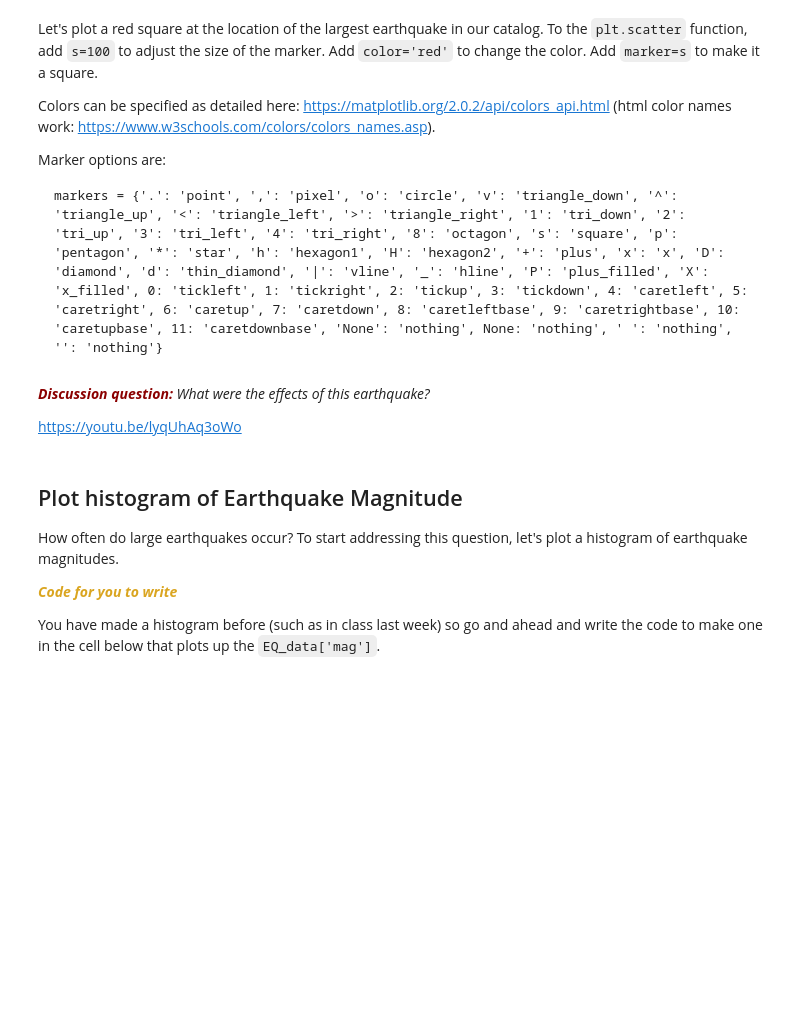
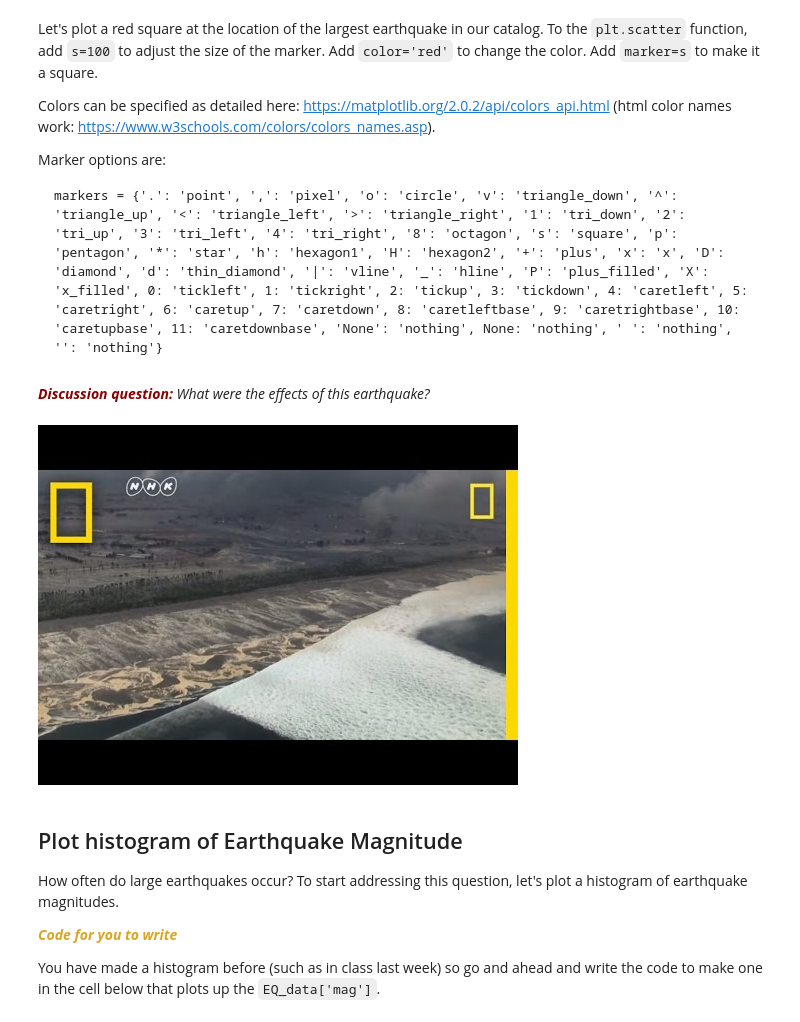
Before and after one commit to ds-connectors/EPS-88-FA20, a Jupyter notebook: week_03/inclass/W3_InClass_Earthquakes.ipynb, the cells around one changed output. Cells and saved outputs as stored; diff of their text form; code cells hidden in the pictures; blank space fills up the shorter version.

```diff
--- a/week_03/inclass/W3_InClass_Earthquakes.ipynb
+++ b/week_03/inclass/W3_InClass_Earthquakes.ipynb
@@ -153,8 +153,11 @@ ax.gridlines()
 plt.show()
 # %% [markdown]
 <font color=darkred>**_Discussion question:_**</font> *What were the effects of this earthquake?*
-
-https://youtu.be/lyqUhAq3oWo
+# %%
+from IPython.display import YouTubeVideo
+YouTubeVideo('oWzdgBNfhQU', width="1000", height="500")
+# %% [output]
+[figure, added]
 # %% [markdown]
 ## Plot histogram of Earthquake Magnitude
 
```
Also changed, not shown: 5 other files.
